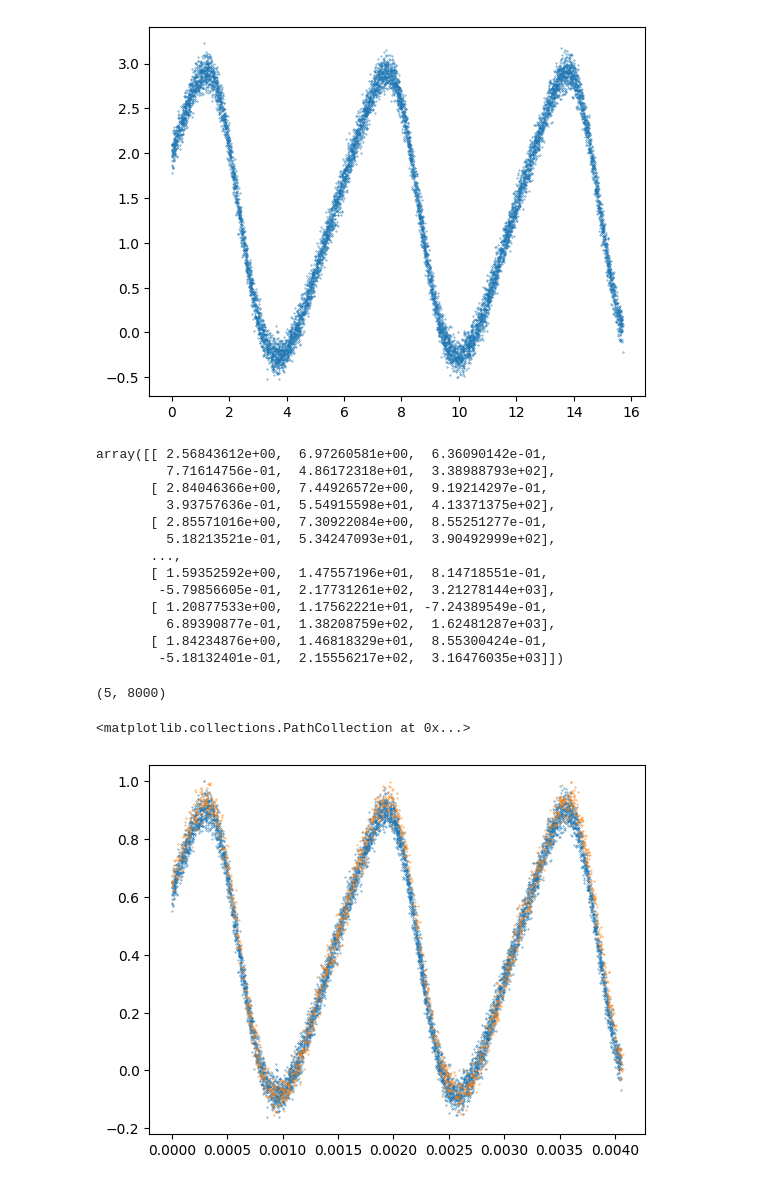
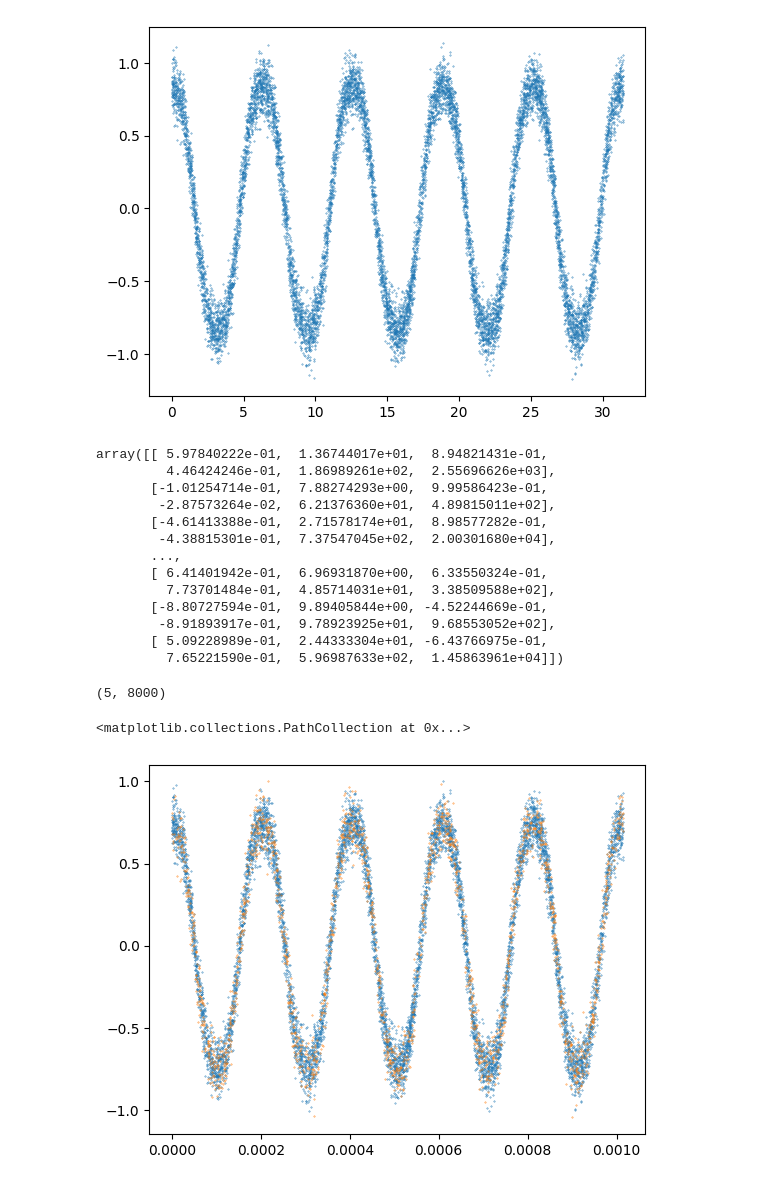
Before and after one commit to moleh13/Neural-Network, a Jupyter notebook: Function Approximation.ipynb, the cells around one changed output. Drawn from its saved outputs; the diff is of its cells as text; code cells hidden in the pictures.

```diff
--- a/Function Approximation.ipynb
+++ b/Function Approximation.ipynb
@@ -4,16 +4,16 @@ import pandas as pd
 from matplotlib import pyplot as plt
 # %%
 num_points = 10000
-X = np.random.uniform(0, 5 * np.pi, num_points)
-Y = np.exp(np.sin(X)) + np.cos(X)
+X = np.random.uniform(0, 10 * np.pi, num_points)
+Y = np.sin(np.cos(X))
 
 # add some noise to the data
 Y += np.random.normal(0, 0.1, num_points)
 
 plt.scatter(X, Y, s=0.1)
 plt.show()
 # %% [output]
-[figure, old version]
+[figure, new version]
 # %%
 Y = np.array(Y)
 X= np.array(X)
@@ -25,19 +25,19 @@ np.random.shuffle(data)
 
 data
 # %% [output]
-array([[ 2.56843612e+00,  6.97260581e+00,  6.36090142e-01,
-         7.71614756e-01,  4.86172318e+01,  3.38988793e+02],
-       [ 2.84046366e+00,  7.44926572e+00,  9.19214297e-01,
-         3.93757636e-01,  5.54915598e+01,  4.13371375e+02],
-       [ 2.85571016e+00,  7.30922084e+00,  8.55251277e-01,
-         5.18213521e-01,  5.34247093e+01,  3.90492999e+02],
+array([[ 5.97840222e-01,  1.36744017e+01,  8.94821431e-01,
+         4.46424246e-01,  1.86989261e+02,  2.55696626e+03],
+       [-1.01254714e-01,  7.88274293e+00,  9.99586423e-01,
+        -2.87573264e-02,  6.21376360e+01,  4.89815011e+02],
+       [-4.61413388e-01,  2.71578174e+01,  8.98577282e-01,
+        -4.38815301e-01,  7.37547045e+02,  2.00301680e+04],
        ...,
-       [ 1.59352592e+00,  1.47557196e+01,  8.14718551e-01,
-        -5.79856605e-01,  2.17731261e+02,  3.21278144e+03],
-       [ 1.20877533e+00,  1.17562221e+01, -7.24389549e-01,
-         6.89390877e-01,  1.38208759e+02,  1.62481287e+03],
-       [ 1.84234876e+00,  1.46818329e+01,  8.55300424e-01,
-        -5.18132401e-01,  2.15556217e+02,  3.16476035e+03]])
+       [ 6.41401942e-01,  6.96931870e+00,  6.33550324e-01,
+         7.73701484e-01,  4.85714031e+01,  3.38509588e+02],
+       [-8.80727594e-01,  9.89405844e+00, -4.52244669e-01,
+        -8.91893917e-01,  9.78923925e+01,  9.68553052e+02],
+       [ 5.09228989e-01,  2.44333304e+01, -6.43766975e-01,
+         7.65221590e-01,  5.96987633e+02,  1.45863961e+04]])
 # %%
 X = data.T[1:6]
 Y = data.T[0:1]
@@ -139,7 +139,7 @@ plt.scatter(X_train[0], Y_train[0], s=0.1)
 plt.scatter(X_test[0], Y_test[0], s=0.1)
 # %% [output]
 <matplotlib.collections.PathCollection at 0x...>
-[figure, old version]
+[figure, new version]
 # %%
 def gradient_descent(X, Y, alpha, iterations):
     W1, b1, W2, b2, W3, b3, W4, b4, W5, b5 = init_params()
```
Also changed, not shown: parts of 3 cells of this notebook, 1 other file.
